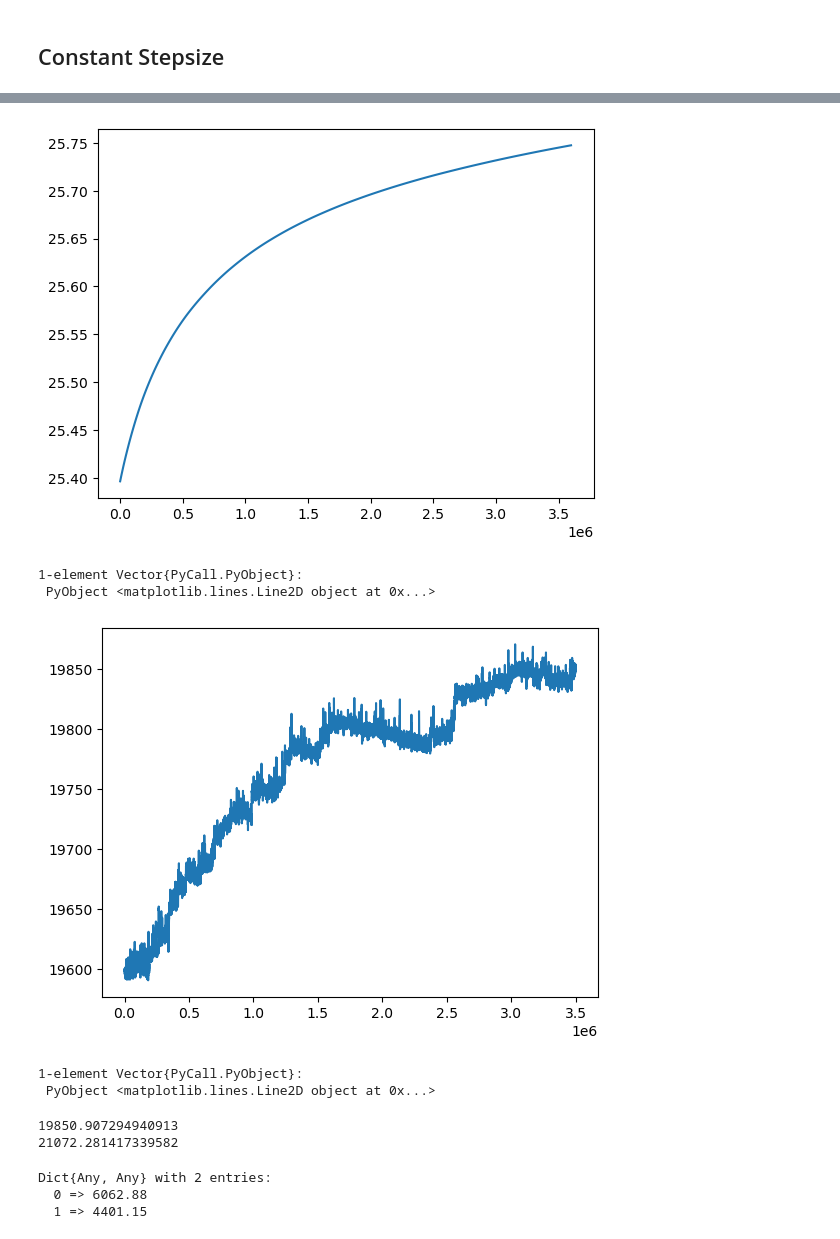
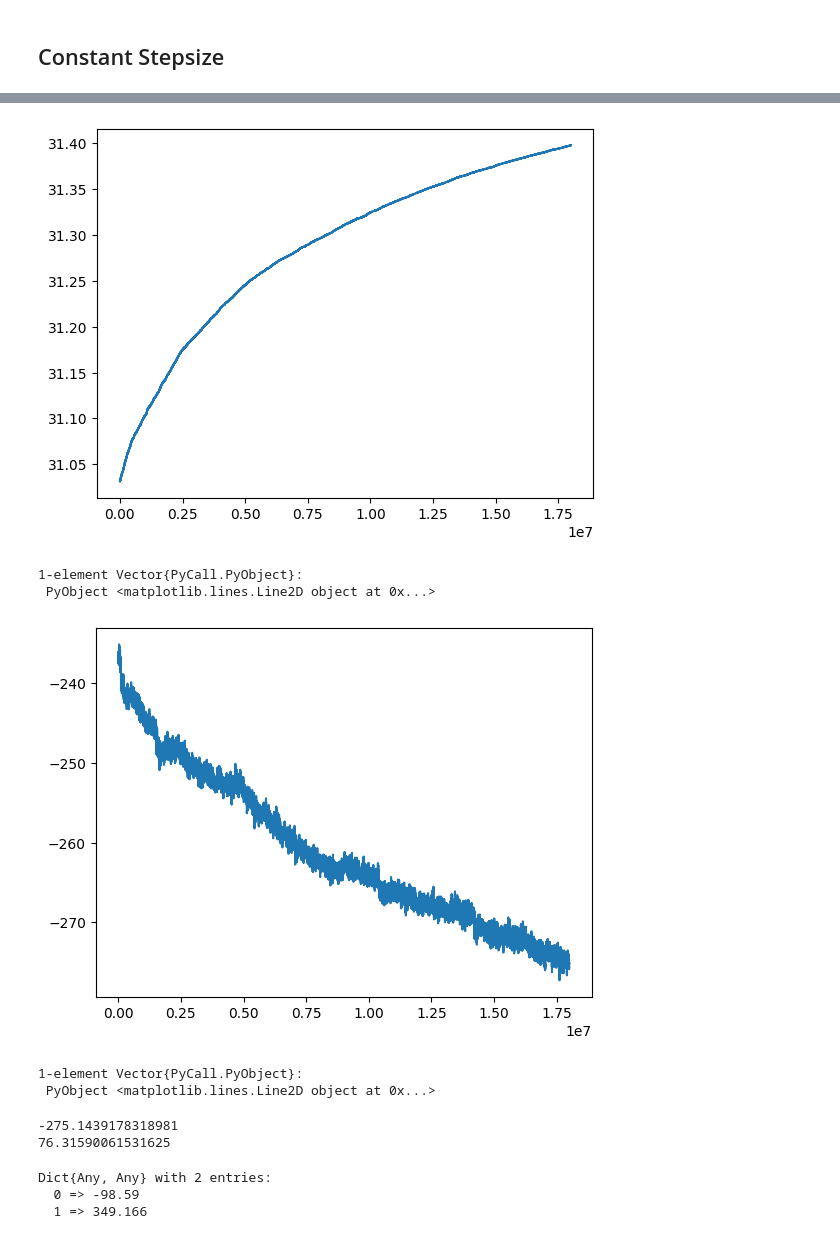
Before and after one commit to fairleyl/PhD-Code, a Jupyter notebook: Problem-Suite-NewVFA-gStepsizes.ipynb, the cells around one changed output, grey strips where cells are left out. Drawn from its saved outputs; the diff is of its cells as text; code cells hidden in the pictures.

```diff
--- a/Problem-Suite-NewVFA-gStepsizes.ipynb
+++ b/Problem-Suite-NewVFA-gStepsizes.ipynb
@@ -5134,7 +5134,7 @@ updateVFA (generic function with 3 methods)
 # - constant: uses stepsize b
 #c is used for calculating epsilon = c/(c + n)
 #d is used for calculating d/nlog(n), the stepsize for g
-function smarviNewVFA_ST(N,alpha_d, alpha_r, beta, tau, c0, c1, r, nMax, b, c, d; stepsizeType = "varyByNumVisits", printProgress = false, modCounter = 100000)
+function smarviNewVFA_ST(N,alpha_d, alpha_r, beta, tau, c0, c1, r, nMax, b, c, d; g = 0.0, stepsizeType = "varyByNumVisits", printProgress = false, modCounter = 100000)
     #initialise
     s = [1 for i in 1:N]
     s0 = [1 for i in 1:N]
@@ -5142,7 +5142,6 @@ function smarviNewVFA_ST(N,alpha_d, alpha_r, beta, tau, c0, c1, r, nMax, b, c, d
     reducedActionSpace = enumerateRestrictedActions(N)
     runningTotal = 0.0
     timePassed = 0.0
-    g = 0.0
     gs = [g]
     stateTrace = []
 
@@ -5248,11 +5247,11 @@ function smarviNewVFA_ST(N,alpha_d, alpha_r, beta, tau, c0, c1, r, nMax, b, c, d
             flows = result[3]
             time = result[4]
 
+            gTarget = (g*timePassed + c)/(timePassed + time)
             runningTotal += c
             timePassed += time
             numVisitsG += 1
-            gTarget = runningTotal/timePassed
-            g += (d/(numVisitsG))*(gTarget - g)
+            g += d*(gTarget - g)
 
         else
             s = s - bestA
@@ -5406,8 +5417,8 @@ PyPlot.plot(gs[2][100000:evalNMax])
 # %% [markdown]
 ## Constant Stepsize
 # %%
-nMax = 4000000
-resultNewVFA_CStep = smarviNewVFA_ST(N,alpha_d, alpha_r, beta, tau, c0, c1, r, nMax, 0.01, 10.0, 0.1; stepsizeType = "constant", printProgress = true, modCounter = 1000000)
+nMax = 20000000
+resultNewVFA_CStep = smarviNewVFA_ST(N,alpha_d, alpha_r, beta, tau, c0, c1, r, nMax, 0.0005, 10.0, 0.1; stepsizeType = "constant", printProgress = true, modCounter = 1000000)
 println("Complete")
 println(resultNewVFA_CStep[3])
 # %% [output]
@@ -5422,14 +5444,16 @@ start = floor(Int64, nMax/10)
 #start = 1
 PyPlot.plot(resultNewVFA_CStep[4][start:nMax])
 # %% [output]
-[figure, old version]
+[figure, new version]
 1-element Vector{PyCall.PyObject}:
  PyObject <matplotlib.lines.Line2D object at 0x...>
 # %%
 vs0Hist = resultNewVFA_CStep[5]
-PyPlot.plot(vs0Hist[500000:nMax])
+start = floor(Int64, nMax/10)
+#start = 1
+PyPlot.plot(vs0Hist[start:nMax])
 # %% [output]
-[figure, old version]
+[figure, new version]
 1-element Vector{PyCall.PyObject}:
  PyObject <matplotlib.lines.Line2D object at 0x...>
 # %%
@@ -5438,14 +5462,14 @@ vn = resultNewVFA_CStep[2]
 println(v([1,1,1,1,1],N,alpha_d, alpha_r, beta, tau, c0, c1, r, ve, vn))
 println(v([3,3,3,3,3],N,alpha_d, alpha_r, beta, tau, c0, c1, r, ve, vn))
 # %% [output]
-19850.907294940913
-21072.281417339582
+-275.1439178318981
+76.31590061531625
 # %%
 vn
 # %% [output]
 Dict{Any, Any} with 2 entries:
-  0 => 6062.88
-  1 => 4401.15
+  0 => -98.59
+  1 => 349.166
 # %%
 evalNMax = 1000000
 ve = resultNewVFA_CStep[1]
```
Also changed, not shown: parts of 12 cells of this notebook.
